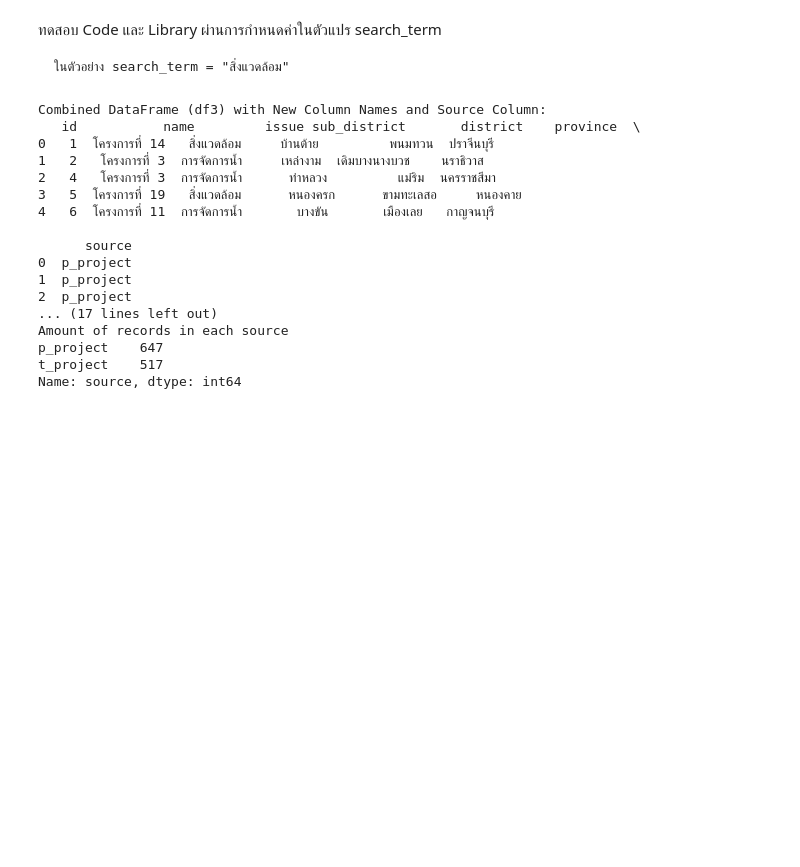
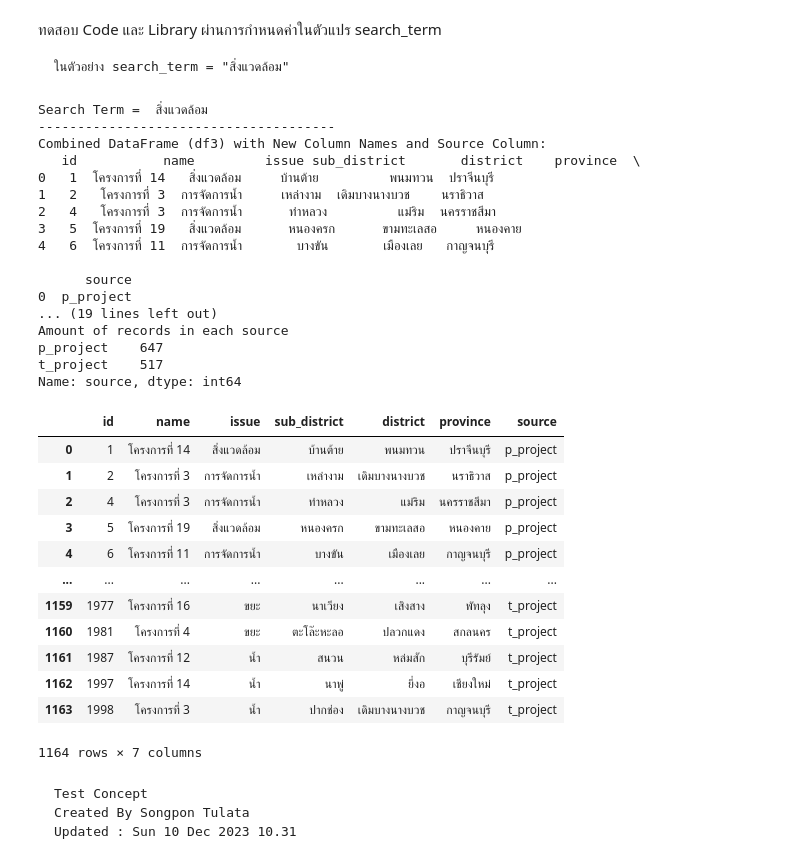
Before and after one commit to songpont/datascience_workshop, a Jupyter notebook: Link_Different_ORG.ipynb, the cells around one changed output. Cells and saved outputs as stored; diff of their text form; code cells hidden in the pictures; blank space fills up the shorter version.

````diff
--- a/Link_Different_ORG.ipynb
+++ b/Link_Different_ORG.ipynb
@@ -152,6 +152,8 @@ filtered_df2['source'] = 't_project'  # เพิ่ม column ใหม่แ
 df3 = pd.concat([filtered_df1, filtered_df2], axis=0, ignore_index=True)
 
 # แสดงผลลัพธ์
+print ('Search Term = ',search_term)
+print ('--------------------------------------')
 print("Combined DataFrame (df3) with New Column Names and Source Column:")
 print(df3.head())  # แสดงผลลัพธ์บางส่วนของ df3
 # แต่ละจังหวัดมีกี่โครงการ
@@ -165,6 +167,8 @@ print ('--------------------------------------')
 print ('Amount of records in each source')
 print(source_count)
 # %% [output]
+Search Term =  สิ่งแวดล้อม
+--------------------------------------
 Combined DataFrame (df3) with New Column Names and Source Column:
    id           name         issue sub_district       district    province  \
 0   1  โครงการที่ 14   สิ่งแวดล้อม     บ้านต้าย         พนมทวน  ปราจีนบุรี
@@ -175,10 +179,30 @@ Combined DataFrame (df3) with New Column Names and Source Column:
 
       source
 0  p_project
-1  p_project
-2  p_project
-... (17 lines left out)
+... (19 lines left out)
 Amount of records in each source
 p_project    647
 t_project    517
 Name: source, dtype: int64
+# %%
+df3
+# %% [output]
+|  | id | name | issue | sub_district | district | province | source |
+| 0 | 1 | โครงการที่ 14 | สิ่งแวดล้อม | บ้านต้าย | พนมทวน | ปราจีนบุรี | p_project |
+| 1 | 2 | โครงการที่ 3 | การจัดการน้ำ | เหล่างาม | เดิมบางนางบวช | นราธิวาส | p_project |
+| 2 | 4 | โครงการที่ 3 | การจัดการน้ำ | ท่าหลวง | แม่ริม | นครราชสีมา | p_project |
+| 3 | 5 | โครงการที่ 19 | สิ่งแวดล้อม | หนองครก | ขามทะเลสอ | หนองคาย | p_project |
+| 4 | 6 | โครงการที่ 11 | การจัดการน้ำ | บางขัน | เมืองเลย | กาญจนบุรี | p_project |
+| ... | ... | ... | ... | ... | ... | ... | ... |
+| 1159 | 1977 | โครงการที่ 16 | ขยะ | นาเวียง | เสิงสาง | พัทลุง | t_project |
+| 1160 | 1981 | โครงการที่ 4 | ขยะ | ตะโล๊ะหะลอ | ปลวกแดง | สกลนคร | t_project |
+| 1161 | 1987 | โครงการที่ 12 | น้ำ | สนวน | หล่มสัก | บุรีรัมย์ | t_project |
+| 1162 | 1997 | โครงการที่ 14 | น้ำ | นาพู่ | ยี่งอ | เชียงใหม่ | t_project |
+| 1163 | 1998 | โครงการที่ 3 | น้ำ | ปากช่อง | เดิมบางนางบวช | กาญจนบุรี | t_project |
+1164 rows × 7 columns
+# %% [markdown]
+```
+Test Concept
+Created By Songpon Tulata
+Updated : Sun 10 Dec 2023 10.31
+```
````
